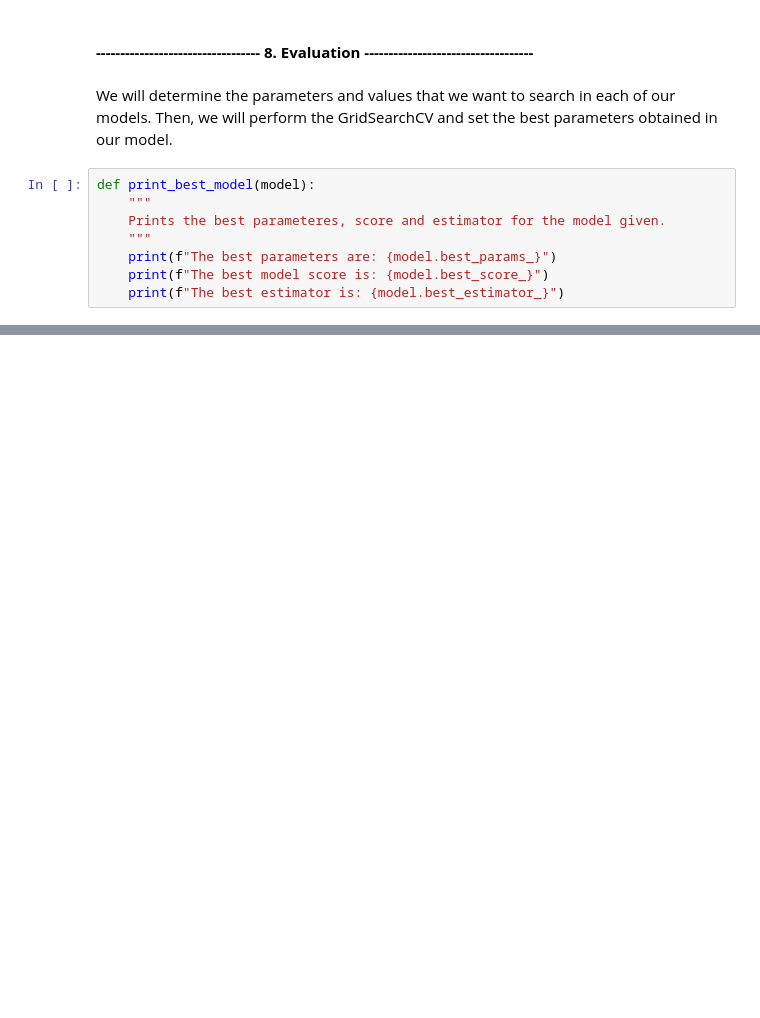
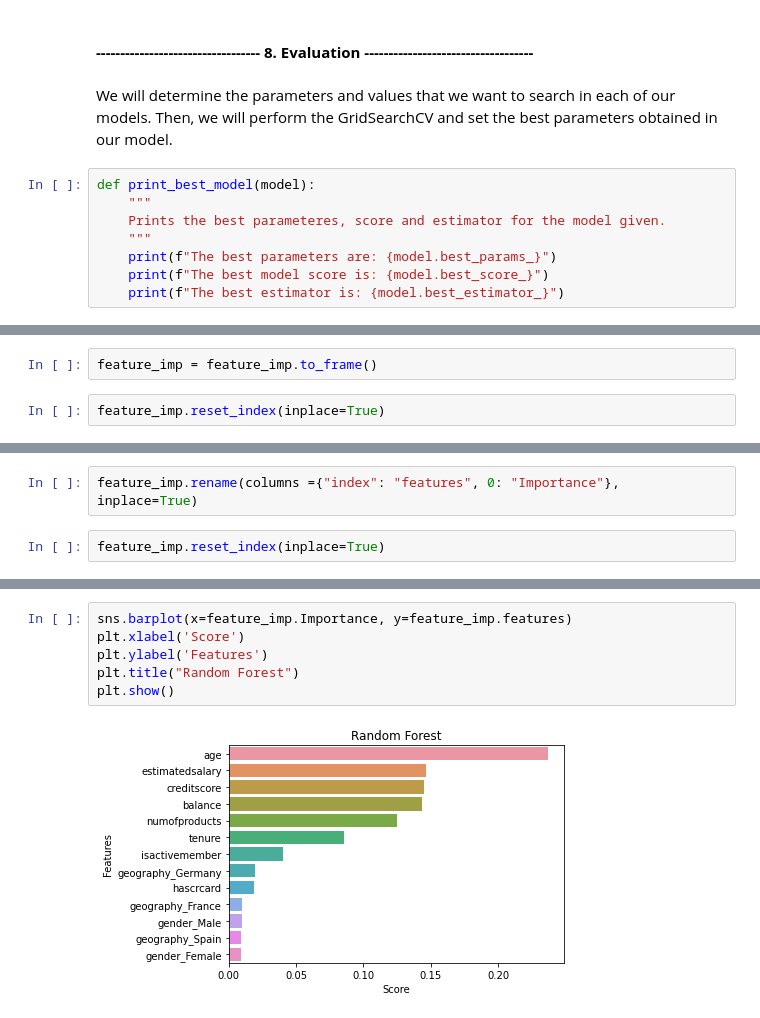
Before and after one commit to MattithyahuData/P2-Bank-churn-prediction, a Jupyter notebook: Code/P2 Code.ipynb, the cells around one changed output, grey strips where cells are left out. Saved outputs shown, nothing was run; the diff lists cells and outputs as text; blank space fills up the shorter version.

```diff
--- a/Code/P2 Code.ipynb
+++ b/Code/P2 Code.ipynb
@@ -795,0 +820,4 @@ plot_confusion_matrix(confusion_matrix(y_test,y_pred),classes=['Non Churn','Chur
+# %%
+feature_imp = feature_imp.to_frame()
+# %%
+feature_imp.reset_index(inplace=True)
@@ -795,0 +841,4 @@ plot_confusion_matrix(confusion_matrix(y_test,y_pred),classes=['Non Churn','Chur
+# %%
+feature_imp.rename(columns ={"index": "features", 0: "Importance"}, inplace=True)
+# %%
+feature_imp.reset_index(inplace=True)
@@ -795,0 +869,8 @@ plot_confusion_matrix(confusion_matrix(y_test,y_pred),classes=['Non Churn','Chur
+# %%
+sns.barplot(x=feature_imp.Importance, y=feature_imp.features)
+plt.xlabel('Score')
+plt.ylabel('Features')
+plt.title("Random Forest")
+plt.show()
+# %% [output]
+[figure, added]
```
Also changed, not shown: parts of 47 cells of this notebook, 5 other files.
